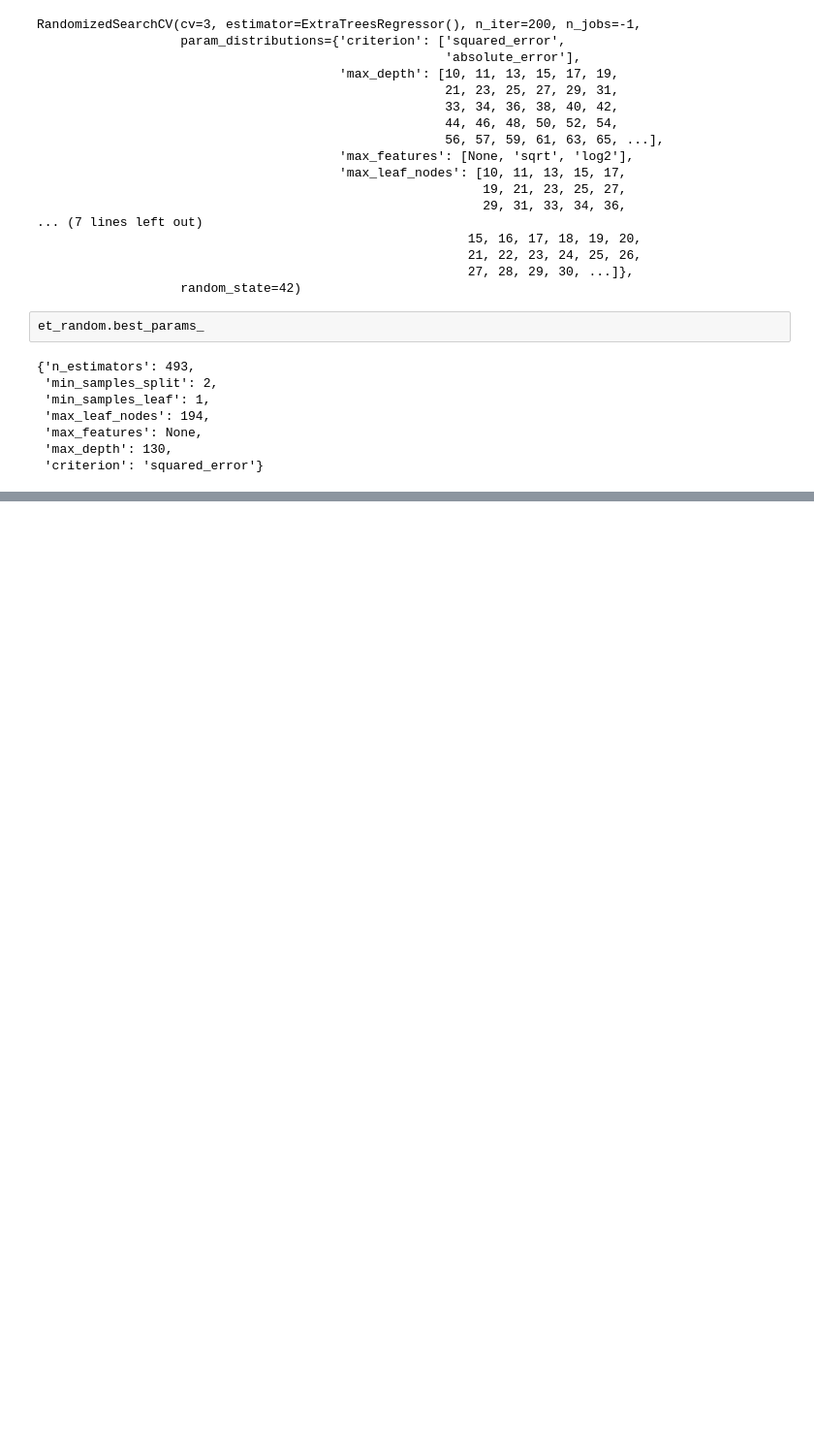
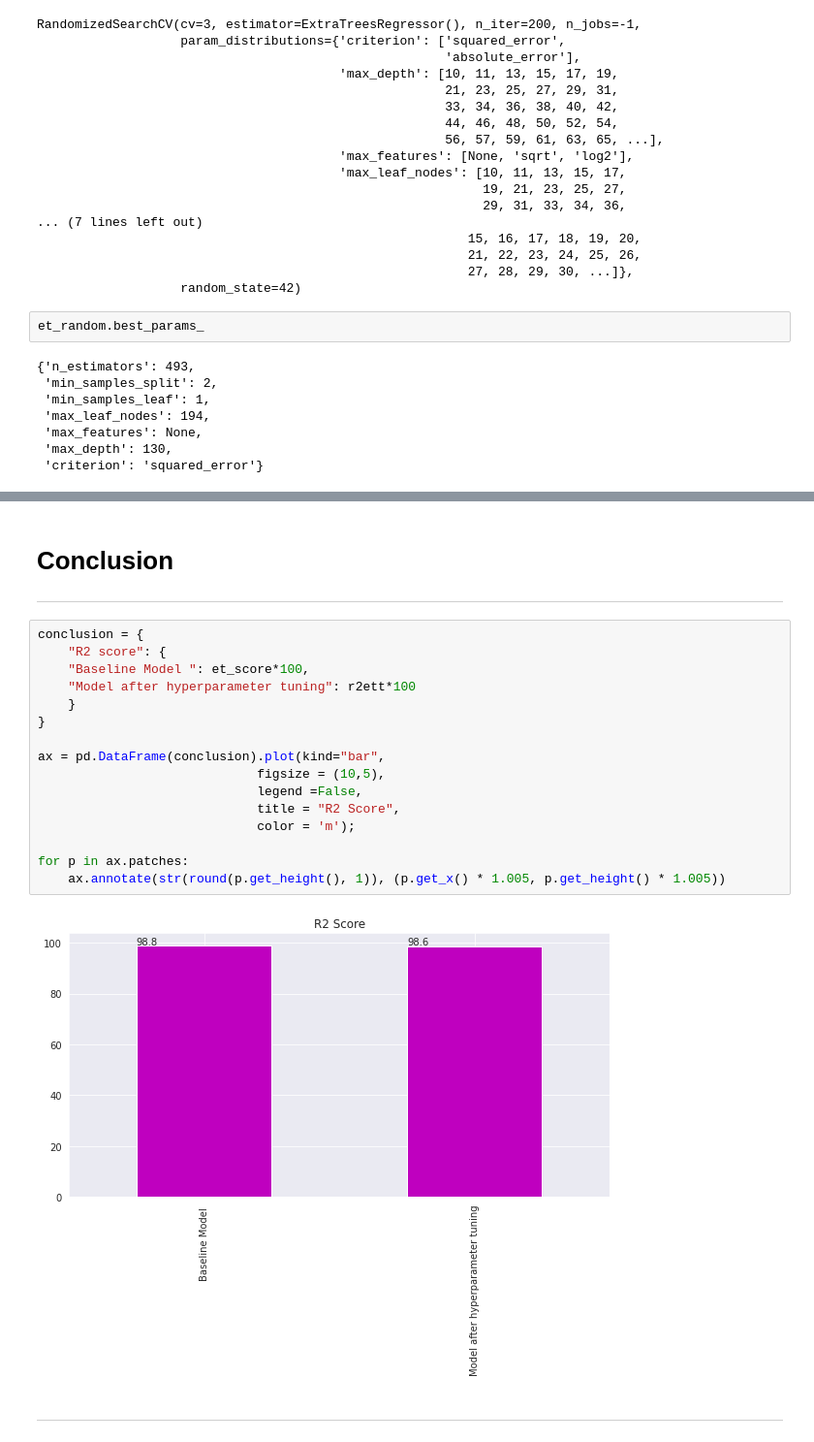
Before and after one commit to himanshu-nakrani/Gold-price-prediction, a Jupyter notebook: gold-price-prediction-project.ipynb, the cells around one changed output, grey strips where cells are left out. Shown: that part at 97% size. Saved outputs shown, nothing was run; the diff lists cells and outputs as text; blank space fills up the shorter version.

```diff
--- a/gold-price-prediction-project.ipynb
+++ b/gold-price-prediction-project.ipynb
@@ -450 +458,24 @@ Accuracy:  0.9860976794638339
 ------------------------------
+# %% [markdown]
+# Conclusion
+---
+# %%
+conclusion = {
+    "R2 score": {
+    "Baseline Model ": et_score*100,
+    "Model after hyperparameter tuning": r2ett*100
+    }
+}
+
+ax = pd.DataFrame(conclusion).plot(kind="bar",
+                             figsize = (10,5),
+                             legend =False,
+                             title = "R2 Score",
+                             color = 'm');
+
+for p in ax.patches:
+    ax.annotate(str(round(p.get_height(), 1)), (p.get_x() * 1.005, p.get_height() * 1.005))
+# %% [output]
+[figure, added]
+# %% [markdown]
+---
```
Also changed, not shown: parts of 12 cells of this notebook.
